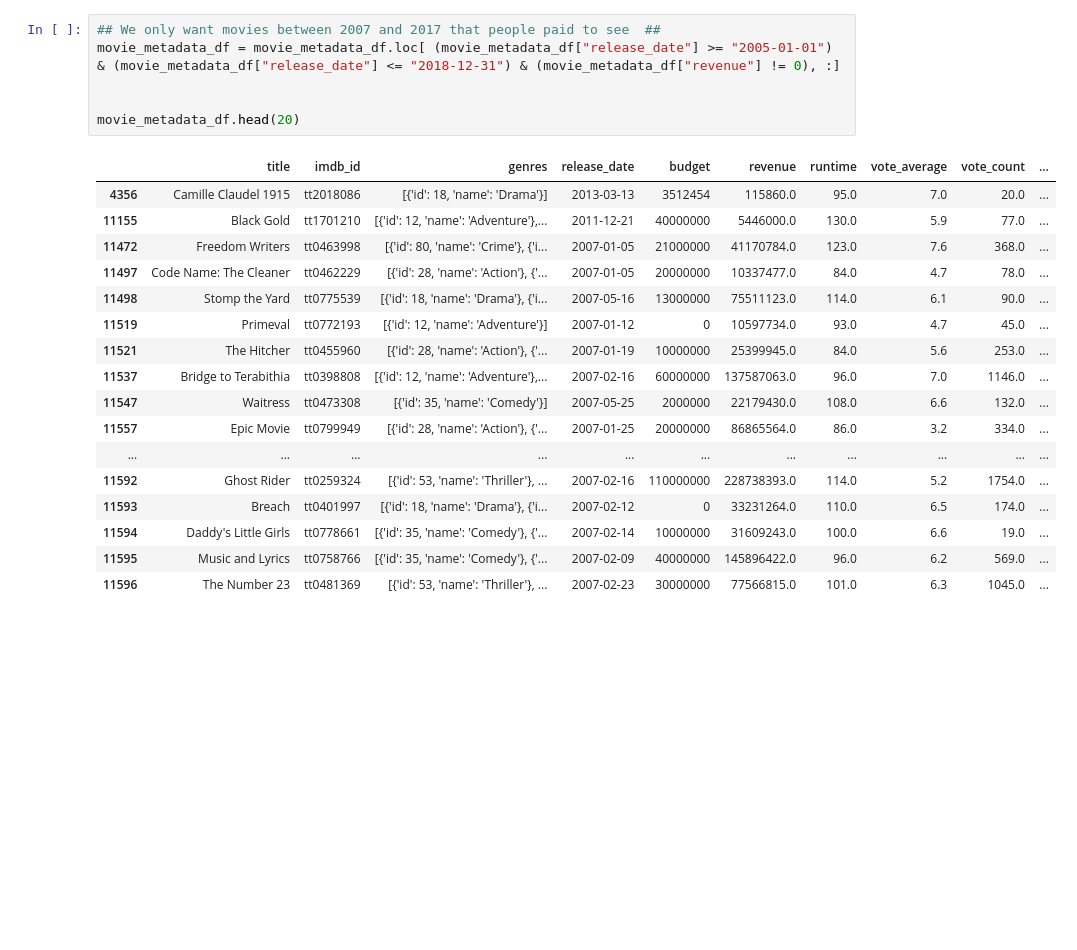
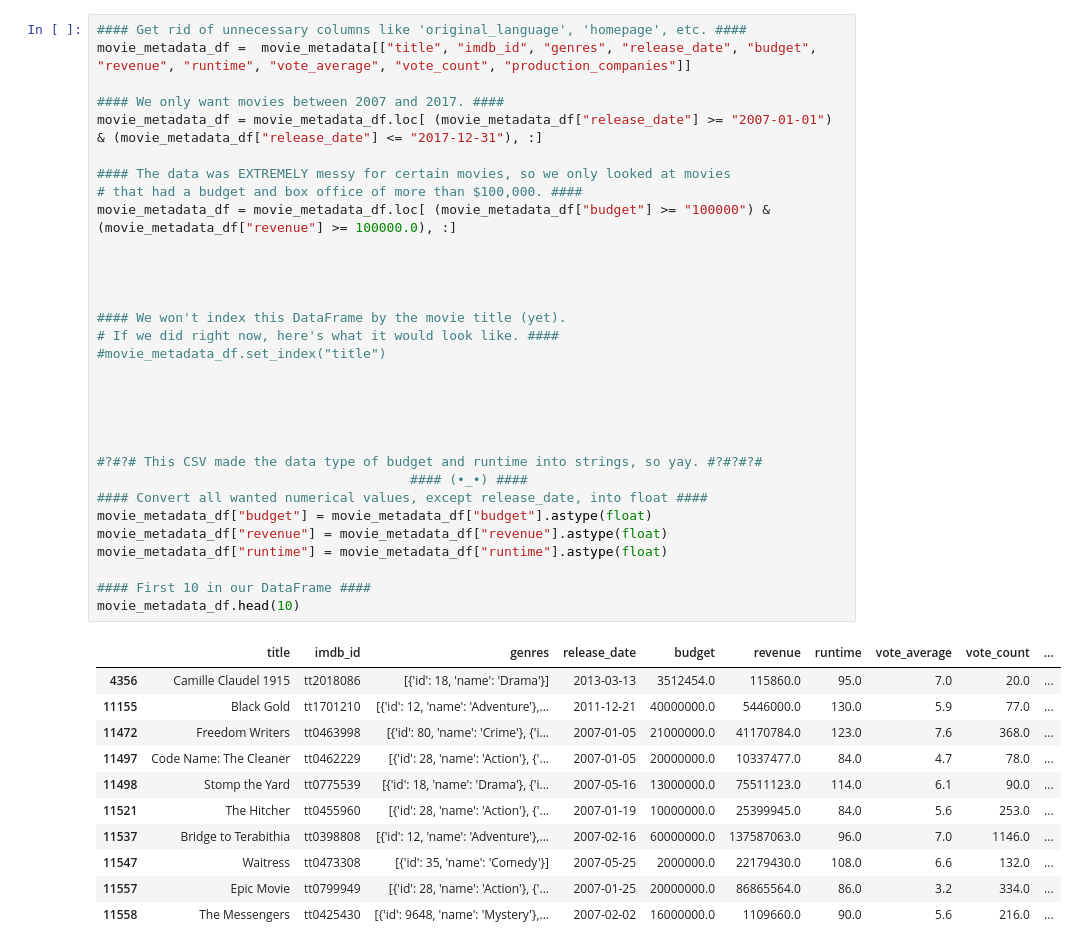
Before and after one commit to WillyWalker/MovieProject, a Jupyter notebook: MovieProjectCode/Code_0726.ipynb, the cells around one changed output. Drawn from its saved outputs; the diff is of its cells as text; blank space fills up the shorter version.

```diff
--- a/MovieProjectCode/Code_0726.ipynb
+++ b/MovieProjectCode/Code_0726.ipynb
@@ -60,25 +28,44 @@ movie_metadata_df.head(20)
-# %%
-## We only want movies between 2007 and 2017 that people paid to see  ##
-movie_metadata_df = movie_metadata_df.loc[ (movie_metadata_df["release_date"] >= "2005-01-01") & (movie_metadata_df["release_date"] <= "2018-12-31") & (movie_metadata_df["revenue"] != 0), :]
-
-
-movie_metadata_df.head(20)
-# %% [output]
-|  | title | imdb_id | genres | release_date | budget | revenue | runtime | vote_average | vote_count | ... |
-| 4356 | Camille Claudel 1915 | tt2018086 | [{'id': 18, 'name': 'Drama'}] | 2013-03-13 | 3512454 | 115860.0 | 95.0 | 7.0 | 20.0 | ... |
-| 11155 | Black Gold | tt1701210 | [{'id': 12, 'name': 'Adventure'},... | 2011-12-21 | 40000000 | 5446000.0 | 130.0 | 5.9 | 77.0 | ... |
-| 11472 | Freedom Writers | tt0463998 | [{'id': 80, 'name': 'Crime'}, {'i... | 2007-01-05 | 21000000 | 41170784.0 | 123.0 | 7.6 | 368.0 | ... |
-| 11497 | Code Name: The Cleaner | tt0462229 | [{'id': 28, 'name': 'Action'}, {'... | 2007-01-05 | 20000000 | 10337477.0 | 84.0 | 4.7 | 78.0 | ... |
-| 11498 | Stomp the Yard | tt0775539 | [{'id': 18, 'name': 'Drama'}, {'i... | 2007-05-16 | 13000000 | 75511123.0 | 114.0 | 6.1 | 90.0 | ... |
-| 11519 | Primeval | tt0772193 | [{'id': 12, 'name': 'Adventure'}] | 2007-01-12 | 0 | 10597734.0 | 93.0 | 4.7 | 45.0 | ... |
-| 11521 | The Hitcher | tt0455960 | [{'id': 28, 'name': 'Action'}, {'... | 2007-01-19 | 10000000 | 25399945.0 | 84.0 | 5.6 | 253.0 | ... |
-| 11537 | Bridge to Terabithia | tt0398808 | [{'id': 12, 'name': 'Adventure'},... | 2007-02-16 | 60000000 | 137587063.0 | 96.0 | 7.0 | 1146.0 | ... |
-| 11547 | Waitress | tt0473308 | [{'id': 35, 'name': 'Comedy'}] | 2007-05-25 | 2000000 | 22179430.0 | 108.0 | 6.6 | 132.0 | ... |
-| 11557 | Epic Movie | tt0799949 | [{'id': 28, 'name': 'Action'}, {'... | 2007-01-25 | 20000000 | 86865564.0 | 86.0 | 3.2 | 334.0 | ... |
-| ... | ... | ... | ... | ... | ... | ... | ... | ... | ... | ... |
-| 11592 | Ghost Rider | tt0259324 | [{'id': 53, 'name': 'Thriller'}, ... | 2007-02-16 | 110000000 | 228738393.0 | 114.0 | 5.2 | 1754.0 | ... |
-| 11593 | Breach | tt0401997 | [{'id': 18, 'name': 'Drama'}, {'i... | 2007-02-12 | 0 | 33231264.0 | 110.0 | 6.5 | 174.0 | ... |
-| 11594 | Daddy's Little Girls | tt0778661 | [{'id': 35, 'name': 'Comedy'}, {'... | 2007-02-14 | 10000000 | 31609243.0 | 100.0 | 6.6 | 19.0 | ... |
-| 11595 | Music and Lyrics | tt0758766 | [{'id': 35, 'name': 'Comedy'}, {'... | 2007-02-09 | 40000000 | 145896422.0 | 96.0 | 6.2 | 569.0 | ... |
-| 11596 | The Number 23 | tt0481369 | [{'id': 53, 'name': 'Thriller'}, ... | 2007-02-23 | 30000000 | 77566815.0 | 101.0 | 6.3 | 1045.0 | ... |
+# %%
+#### Get rid of unnecessary columns like 'original_language', 'homepage', etc. ####
+movie_metadata_df =  movie_metadata[["title", "imdb_id", "genres", "release_date", "budget", "revenue", "runtime", "vote_average", "vote_count", "production_companies"]]
+
+#### We only want movies between 2007 and 2017. ####
+movie_metadata_df = movie_metadata_df.loc[ (movie_metadata_df["release_date"] >= "2007-01-01") & (movie_metadata_df["release_date"] <= "2017-12-31"), :]
+
+#### The data was EXTREMELY messy for certain movies, so we only looked at movies
+# that had a budget and box office of more than $100,000. ####
+movie_metadata_df = movie_metadata_df.loc[ (movie_metadata_df["budget"] >= "100000") & (movie_metadata_df["revenue"] >= 100000.0), :]
+
+
+
+
+#### We won't index this DataFrame by the movie title (yet).
+# If we did right now, here's what it would look like. ####
+#movie_metadata_df.set_index("title")
+
+
+
+
+
+#?#?# This CSV made the data type of budget and runtime into strings, so yay. #?#?#?#
+                                        #### (•_•) ####
+#### Convert all wanted numerical values, except release_date, into float ####
+movie_metadata_df["budget"] = movie_metadata_df["budget"].astype(float)
+movie_metadata_df["revenue"] = movie_metadata_df["revenue"].astype(float)
+movie_metadata_df["runtime"] = movie_metadata_df["runtime"].astype(float)
+
+#### First 10 in our DataFrame ####
+movie_metadata_df.head(10)
+# %% [output]
+|  | title | imdb_id | genres | release_date | budget | revenue | runtime | vote_average | vote_count | ... |
+| 4356 | Camille Claudel 1915 | tt2018086 | [{'id': 18, 'name': 'Drama'}] | 2013-03-13 | 3512454.0 | 115860.0 | 95.0 | 7.0 | 20.0 | ... |
+| 11155 | Black Gold | tt1701210 | [{'id': 12, 'name': 'Adventure'},... | 2011-12-21 | 40000000.0 | 5446000.0 | 130.0 | 5.9 | 77.0 | ... |
+| 11472 | Freedom Writers | tt0463998 | [{'id': 80, 'name': 'Crime'}, {'i... | 2007-01-05 | 21000000.0 | 41170784.0 | 123.0 | 7.6 | 368.0 | ... |
+| 11497 | Code Name: The Cleaner | tt0462229 | [{'id': 28, 'name': 'Action'}, {'... | 2007-01-05 | 20000000.0 | 10337477.0 | 84.0 | 4.7 | 78.0 | ... |
+| 11498 | Stomp the Yard | tt0775539 | [{'id': 18, 'name': 'Drama'}, {'i... | 2007-05-16 | 13000000.0 | 75511123.0 | 114.0 | 6.1 | 90.0 | ... |
+| 11521 | The Hitcher | tt0455960 | [{'id': 28, 'name': 'Action'}, {'... | 2007-01-19 | 10000000.0 | 25399945.0 | 84.0 | 5.6 | 253.0 | ... |
+| 11537 | Bridge to Terabithia | tt0398808 | [{'id': 12, 'name': 'Adventure'},... | 2007-02-16 | 60000000.0 | 137587063.0 | 96.0 | 7.0 | 1146.0 | ... |
+| 11547 | Waitress | tt0473308 | [{'id': 35, 'name': 'Comedy'}] | 2007-05-25 | 2000000.0 | 22179430.0 | 108.0 | 6.6 | 132.0 | ... |
+| 11557 | Epic Movie | tt0799949 | [{'id': 28, 'name': 'Action'}, {'... | 2007-01-25 | 20000000.0 | 86865564.0 | 86.0 | 3.2 | 334.0 | ... |
+| 11558 | The Messengers | tt0425430 | [{'id': 9648, 'name': 'Mystery'},... | 2007-02-02 | 16000000.0 | 1109660.0 | 90.0 | 5.6 | 216.0 | ... |
 # %%
```
Also changed, not shown: parts of 7 cells of this notebook.
